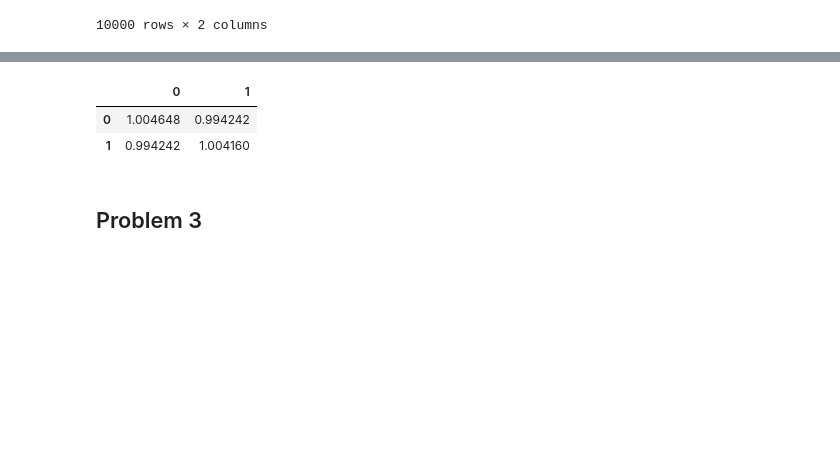
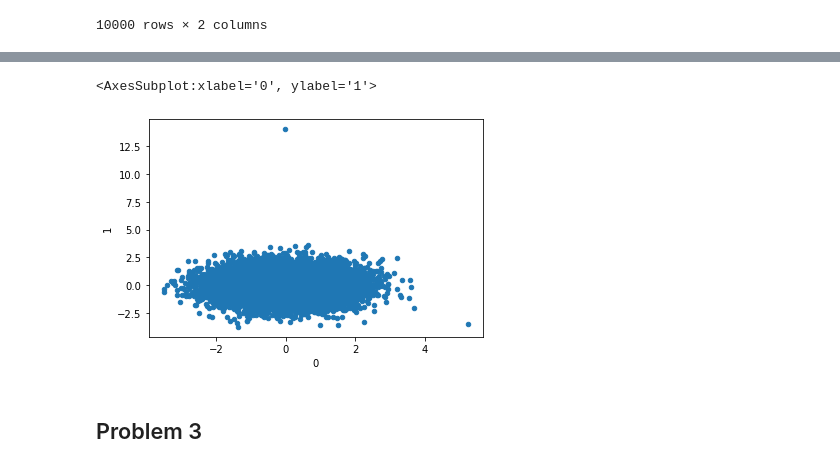
Before and after one commit to RickyMatsumoto/EE460J, a Jupyter notebook: HW2/Lab2_Notebook.ipynb, the cells around one changed output, grey strips where cells are left out. Drawn from its saved outputs; the diff is of its cells as text; code cells hidden in the pictures; blank space fills up the shorter version.

```diff
--- a/HW2/Lab2_Notebook.ipynb
+++ b/HW2/Lab2_Notebook.ipynb
@@ -116,11 +116,15 @@ display(df2_sp)
 [figure]
-# %%
-df2_cov = df2.cov()
-display(df2_cov)
-# %% [output]
-|  | 0 | 1 |
-| 0 | 1.004648 | 0.994242 |
-| 1 | 0.994242 | 1.004160 |
+# %%
+df2_centered = df2 - df2.mean()
+df2_cov = df2_centered.cov()
+
+w, v = np.linalg.eig(df2_cov)
+diag_w = np.diag(1/(w**0.5))
+whitened = (diag_w @ np.transpose(v)) @ df2_centered.T
+whitened.T.plot.scatter(0,1)
+# %% [output]
+<AxesSubplot:xlabel='0', ylabel='1'>
+[figure, added]
 # %% [markdown]
 ## Problem 3
 # %%
```
Also changed, not shown: parts of 5 cells of this notebook.
